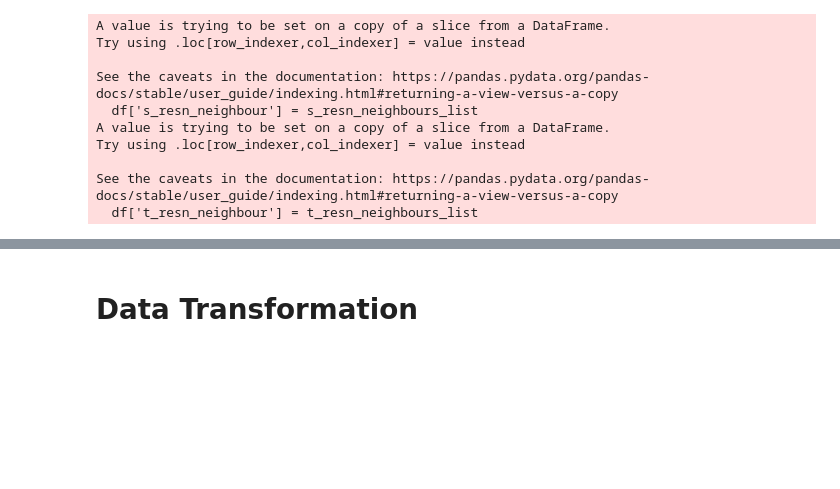
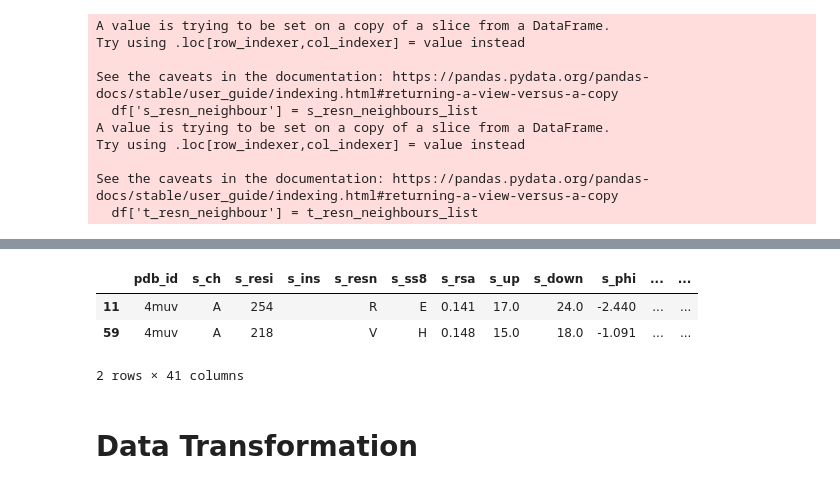
Before and after one commit to patrickab/protein-contacts-classification, a Jupyter notebook: SB_project-3.ipynb, the cells around one changed output, grey strips where cells are left out. Drawn from its saved outputs; the diff is of its cells as text; code cells hidden in the pictures; blank space fills up the shorter version.

```diff
--- a/SB_project-3.ipynb
+++ b/SB_project-3.ipynb
@@ -342,3 +421,10 @@ df
+# %%
+df_mini[(df_mini['pdb_id'] == '4muv') & (df_mini['s_ch'] == 'A') & (df_mini['t_ch'] == 'B')]
+# %% [output]
+|  | pdb_id | s_ch | s_resi | s_ins | s_resn | s_ss8 | s_rsa | s_up | s_down | s_phi | ... | ... |
+| 11 | 4muv | A | 254 |  | R | E | 0.141 | 17.0 | 24.0 | -2.440 | ... | ... |
+| 59 | 4muv | A | 218 |  | V | H | 0.148 | 15.0 | 18.0 | -1.091 | ... | ... |
+2 rows × 41 columns
 # %% [markdown]
 # Data Transformation
 # %%
```
Also changed, not shown: parts of 7 cells of this notebook.
